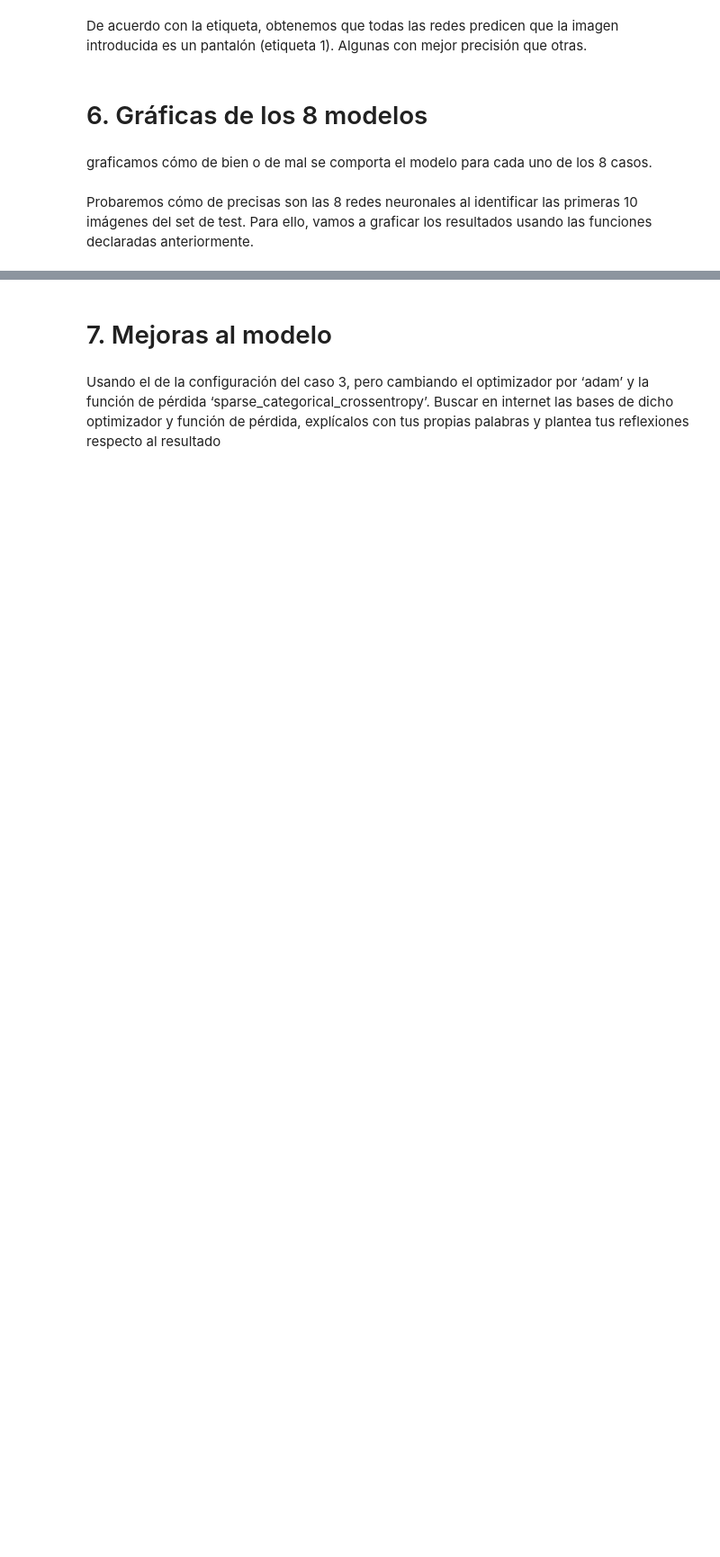
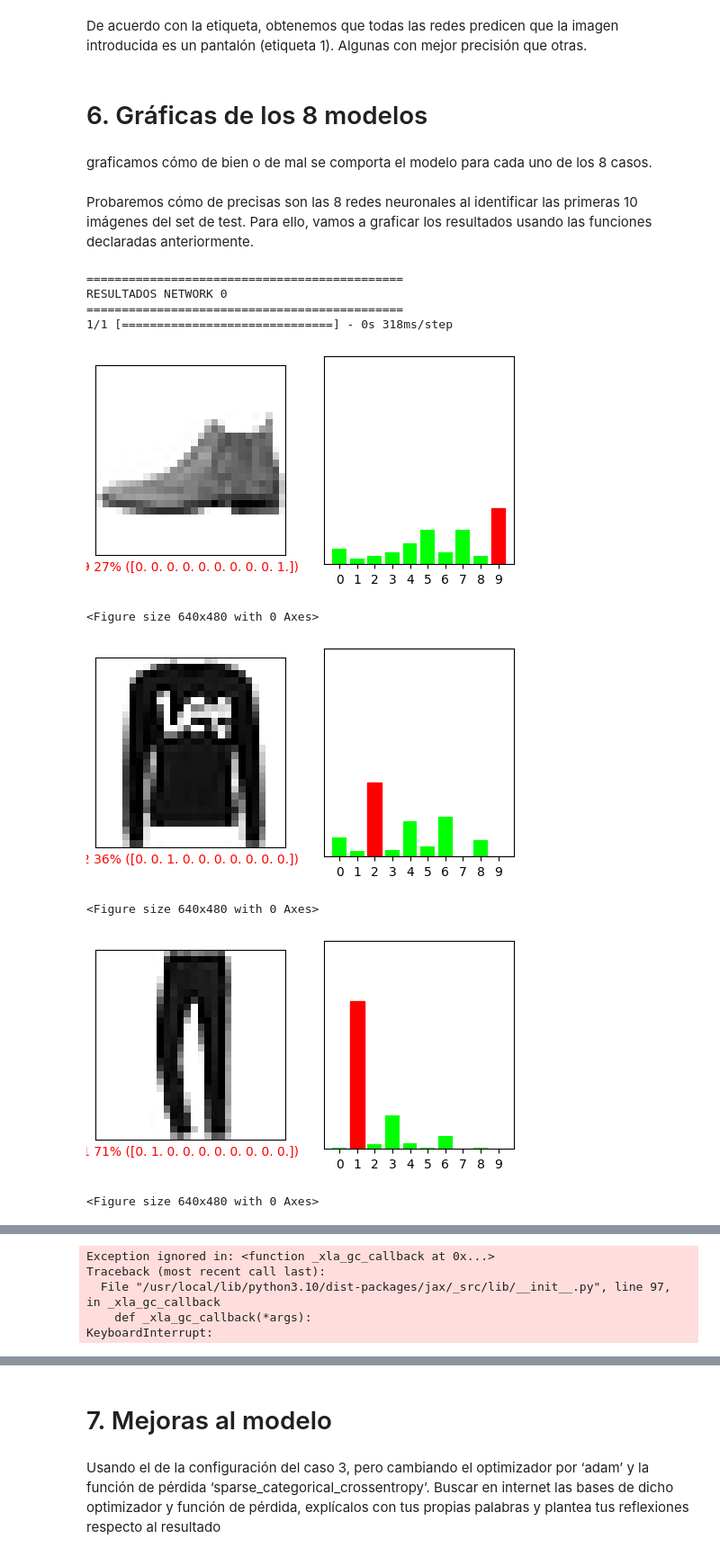
Before and after one commit to Alf-caput/P1_RNClasificadorZalando, a Jupyter notebook: P1_ClasificadorRopa.ipynb, the cells around one changed output, grey strips where cells are left out. Shown: that part at 90% size. Cells and saved outputs as stored; diff of their text form; code cells hidden in the pictures; blank space fills up the shorter version.

```diff
--- a/P1_ClasificadorRopa.ipynb
+++ b/P1_ClasificadorRopa.ipynb
@@ -574,11 +572,11 @@ len(modified_networks)
 # %% [markdown]
 Opcionalmente las podemos entrenar para comprobar que se entrenan correctamente.
 # %%
-from keras.src.saving.saving_lib import save_model
+# from keras.src.saving.saving_lib import save_model
 networks_modificadas = []
 cont=0
 for i in v:
   networks_modificadas.append(networks[i].set_weights(initial_weights[i])) # esta linea es para entrenar por primera vez para los pesos iniciales
   networks_modificadas[cont].fit(train_images, train_labels, epochs=25, batch_size=128)
-  cont++
+  cont+=1
 # %% [output]
@@ -736,11 +734,42 @@ def plot_value_array(i, predictions_array, true_label):
   plt.grid(False)
   plt.xticks(range(10))
   plt.yticks([])
-  thisplot = plt.bar(range(10), predictions_array, color="#7777777")
+  thisplot = plt.bar(range(10), predictions_array, color="#00FF00")
   plt.ylim([0, 1])
   predicted_label = np.argmax(predictions_array)
 
   thisplot[predicted_label].set_color('red')
-  thisplot[true_label].set_color('black')
+  # thisplot[true_label].set_color('black')
 # %% [markdown]
 Probaremos cómo de precisas son las 8 redes neuronales al identificar las primeras 10 imágenes del set de test. Para ello, vamos a graficar los resultados usando las funciones declaradas anteriormente.
+# %%
+from keras.models import load_model
+import matplotlib.pyplot as plt
+# Especifica la ruta al archivo del modelo
+networks_path = 'trained_networks'
+# networks = [load_model("/".join([networks_path, f"network_{i}.h5"])) for i in range(8)]
+
+for j, network in enumerate(networks):
+    print('=============================================')
+    print(f"RESULTADOS NETWORK {j}")
+    print('=============================================')
+    prediction = network.predict(test_images[0:9])
+    for i in range(8):
+        plt.figure(figsize=(6,3))
+        plt.subplot(1,2,1)
+        plot_image(i, prediction[i], test_labels, test_images)
+        plt.subplot(1,2,2)
+        plot_value_array(i, prediction[i],  test_labels)
+        plt.show()
+        plt.clf()
+# %% [output]
+=============================================
+RESULTADOS NETWORK 0
+=============================================
+1/1 [==============================] - 0s 318ms/step
+[figure, added]
+<Figure size 640x480 with 0 Axes>
+[figure, added]
+<Figure size 640x480 with 0 Axes>
+[figure, added]
+<Figure size 640x480 with 0 Axes>
@@ -746,0 +777,5 @@ Probaremos cómo de precisas son las 8 redes neuronales al identificar las prime
+Exception ignored in: <function _xla_gc_callback at 0x...>
+Traceback (most recent call last):
+  File "/usr/local/lib/python3.10/dist-packages/jax/_src/lib/__init__.py", line 97, in _xla_gc_callback
+    def _xla_gc_callback(*args):
+KeyboardInterrupt:
```
Also changed, not shown: parts of 7 cells of this notebook.
